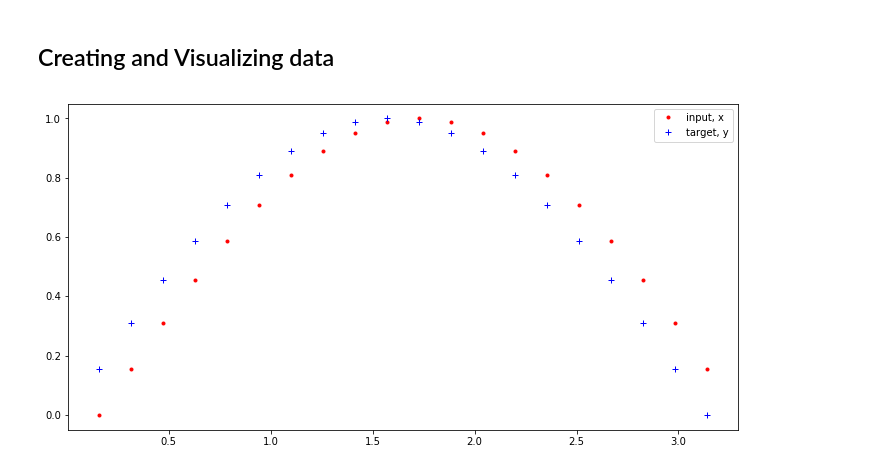
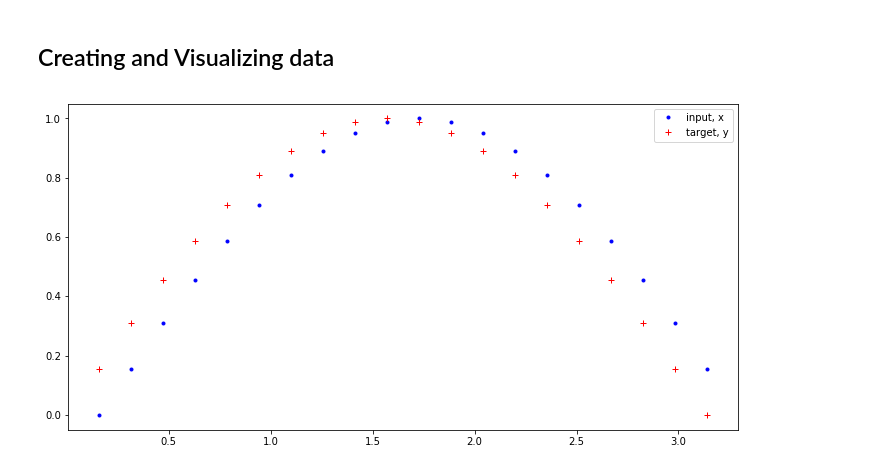
Before and after one commit to ShashiChilukuri/Deep-Learning-Projects, a Jupyter notebook: RNN(PyTorch) - Simple RNN/Simple RNN.ipynb, the cells around one changed output. Drawn from its saved outputs; the diff is of its cells as text; code cells hidden in the pictures.

```diff
--- a/RNN(PyTorch) - Simple RNN/Simple RNN.ipynb
+++ b/RNN(PyTorch) - Simple RNN/Simple RNN.ipynb
@@ -15,20 +16,20 @@ from torch import nn
 # %%
 # Creating 20 evenly spaced data points
 data_points = np.linspace(0, np.pi, 21)
 data = np.sin(data_points)
 
 # Converting into vector
 data.resize(21,1)
 # inputs and targets
 inputs = data[:-1]
 targets = data[1:]
 
 # Visualizing the data
 plt.figure(figsize=(12,6))
-plt.plot(data_points[1:], inputs, 'r.', label='input, x') # x
-plt.plot(data_points[1:], targets, 'b+', label='target, y') # y
+plt.plot(data_points[1:], inputs, 'b.', label='input, x') # x
+plt.plot(data_points[1:], targets, 'r+', label='target, y') # y
 
 plt.legend(loc='best')
 plt.show()
 # %% [output]
-[figure, old version]
+[figure, new version]
```
Also changed, not shown: parts of 12 cells of this notebook.
